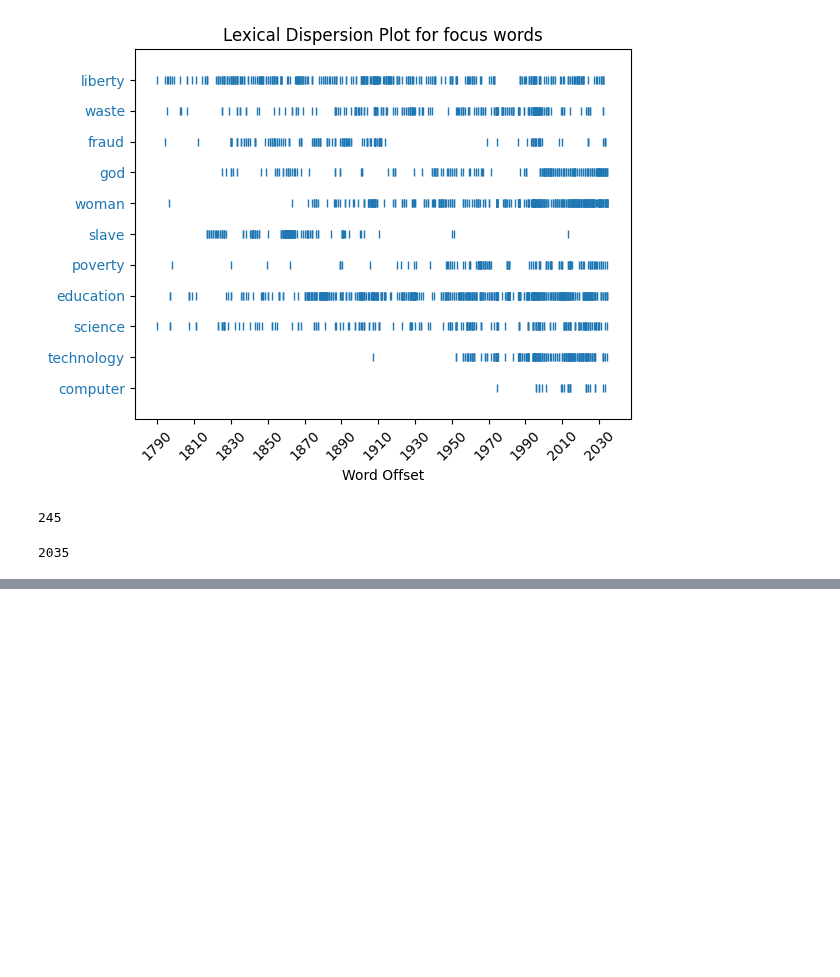
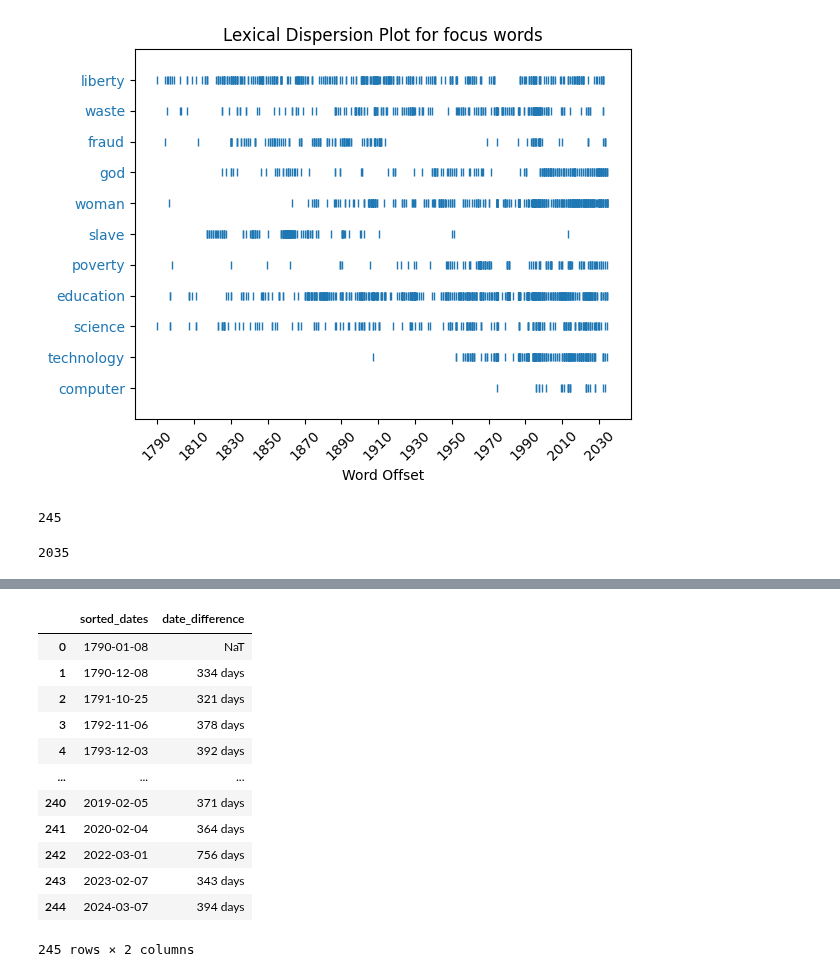
Before and after one commit to alex-smith-uwec/NLP_Spring2025, a Jupyter notebook: StateUnion.ipynb, the cells around one changed output, grey strips where cells are left out. Drawn from its saved outputs; the diff is of its cells as text; code cells hidden in the pictures; blank space fills up the shorter version.

Commit message:
Trying to figure out duplicates

```diff
--- a/StateUnion.ipynb
+++ b/StateUnion.ipynb
@@ -209,0 +240,14 @@ len(padded_texts)
+# %%
+# prompt: Does dg have any duplicate entries
+
+dg = pd.DataFrame({
+    'sorted_dates': sorted_dates
+})
+
+duplicate_dates = dg[dg.duplicated(subset=['sorted_dates'], keep=False)]
+
+if duplicate_dates.empty:
+    print("No duplicate dates found in dg.")
+else:
+    print("Duplicate dates found in dg:")
+duplicate_dates
@@ -209,0 +263,30 @@ len(padded_texts)
+# %%
+# prompt: dataframe with entries dg[k+1]-dg[k]
+
+import pandas as pd
+
+# Assuming 'dg' is your DataFrame with a 'sorted_dates' column
+# and you want to calculate the difference between consecutive dates
+
+# Convert 'sorted_dates' to datetime objects if they are not already
+dg['sorted_dates'] = pd.to_datetime(dg['sorted_dates'])
+
+# Calculate the difference between consecutive dates
+dg['date_difference'] = dg['sorted_dates'].diff()
+
+# Display the DataFrame with the new 'date_difference' column
+dg
+# %% [output]
+|  | sorted_dates | date_difference |
+| 0 | 1790-01-08 | NaT |
+| 1 | 1790-12-08 | 334 days |
+| 2 | 1791-10-25 | 321 days |
+| 3 | 1792-11-06 | 378 days |
+| 4 | 1793-12-03 | 392 days |
+| ... | ... | ... |
+| 240 | 2019-02-05 | 371 days |
+| 241 | 2020-02-04 | 364 days |
+| 242 | 2022-03-01 | 756 days |
+| 243 | 2023-02-07 | 343 days |
+| 244 | 2024-03-07 | 394 days |
+245 rows × 2 columns
```
Also changed, not shown: parts of 10 cells of this notebook.
